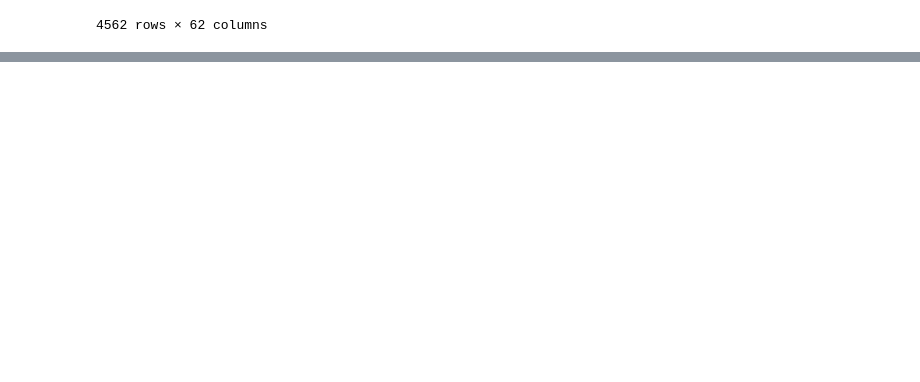
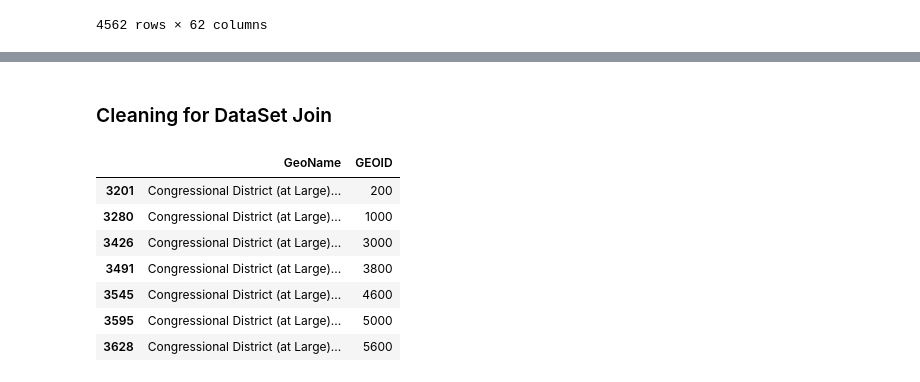
Before and after one commit to SophieNiu/infovisfinal, a Jupyter notebook: SI649 - Matt's Data Exploration.ipynb, the cells around one changed output, grey strips where cells are left out. Cells and saved outputs as stored; diff of their text form; code cells hidden in the pictures; blank space fills up the shorter version.

```diff
--- a/SI649 - Matt's Data Exploration.ipynb
+++ b/SI649 - Matt's Data Exploration.ipynb
@@ -111,3 +113,6 @@ clopinion
 | 4560 | CBSA | 49780 | Zanesville, OH | 65988 | 28.302 | 71.546 | 59.132 | 40.854 | 55.863 | ... |
 | 4561 | CBSA | 49820 | Zapata, TX | 9611 | 37.842 | 62.043 | 75.518 | 23.619 | 76.777 | ... |
 4562 rows × 62 columns
+# %%
+#Filtering Opinion Data to just congressional districts
+clopinion = clopinion[clopinion['GeoType'] == 'cd115']
@@ -113,0 +314,14 @@ clopinion
+# %% [markdown]
+### Cleaning for DataSet Join
+# %%
+#At Large (1 congressional rep) Districts in the Opinions File
+clopinion[clopinion['GeoName'].str.contains('(?i)at large')][['GeoName','GEOID']]
+# %% [output]
+|  | GeoName | GEOID |
+| 3201 | Congressional District (at Large)... | 200 |
+| 3280 | Congressional District (at Large)... | 1000 |
+| 3426 | Congressional District (at Large)... | 3000 |
+| 3491 | Congressional District (at Large)... | 3800 |
+| 3545 | Congressional District (at Large)... | 4600 |
+| 3595 | Congressional District (at Large)... | 5000 |
+| 3628 | Congressional District (at Large)... | 5600 |
```
Also changed, not shown: parts of 21 cells of this notebook.
